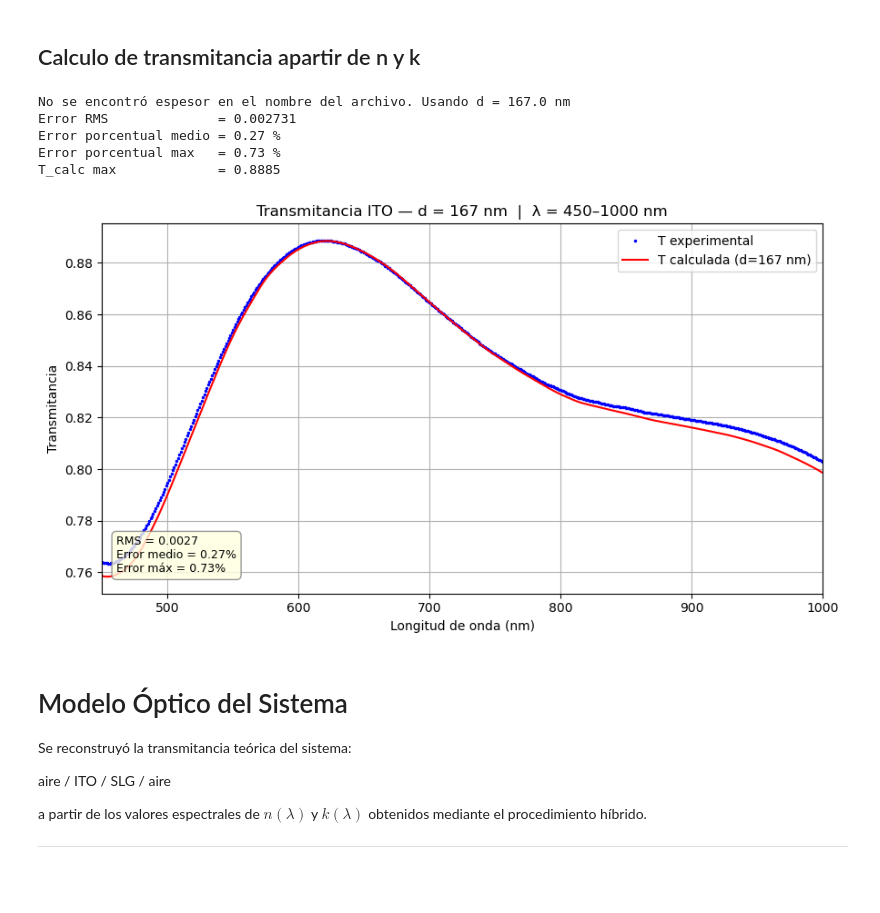
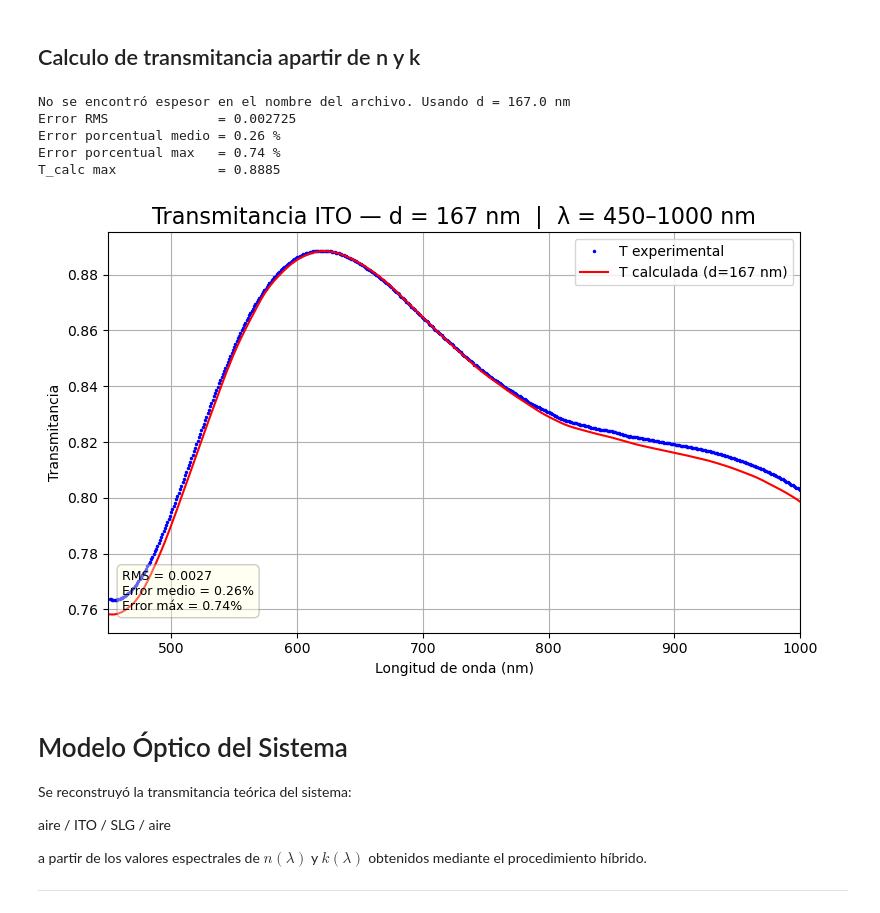
Before and after one commit to Gabo1812/Lab_Avanzado, a Jupyter notebook: Puma_Tutorial.ipynb, the cells around one changed output. Cells and saved outputs as stored; diff of their text form; code cells hidden in the pictures; blank space fills up the shorter version.

```diff
--- a/Puma_Tutorial.ipynb
+++ b/Puma_Tutorial.ipynb
@@ -867,40 +889,40 @@ T_calc = T_model(lam_exp, d_nm)
 RMS  = np.sqrt(np.mean((T_calc - T_exp)**2))
 MAPE = np.mean(np.abs((T_calc - T_exp) / T_exp)) * 100   # error porcentual promedio
 MAXE = np.max(np.abs((T_calc - T_exp) / T_exp)) * 100    # error porcentual máximo
 
 print(f"Error RMS              = {RMS:.6f}")
 print(f"Error porcentual medio = {MAPE:.2f} %")
 print(f"Error porcentual max   = {MAXE:.2f} %")
 print(f"T_calc max             = {np.max(T_calc):.4f}")
 
 # ==========================================================
 # 7. GRÁFICA
 # ==========================================================
-plt.figure(figsize=(9, 5))
+plt.figure(figsize=(8, 5))
 plt.title(f"Transmitancia ITO — d = {d_nm:.0f} nm  |  λ = {LAMBDA_MIN:.0f}–{LAMBDA_MAX:.0f} nm",
-          fontsize=12)
+          fontsize=16)
 plt.plot(lam_exp, T_exp,   'b.', markersize=3,   label="T experimental")
 plt.plot(lam_exp, T_calc,  'r-', linewidth=1.5,  label=f"T calculada (d={d_nm:.0f} nm)")
 plt.xlabel("Longitud de onda (nm)")
 plt.ylabel("Transmitancia")
 plt.xlim(LAMBDA_MIN, LAMBDA_MAX)
 plt.legend()
 plt.annotate(
     f"RMS = {RMS:.4f}\nError medio = {MAPE:.2f}%\nError máx = {MAXE:.2f}%",
     xy=(0.02, 0.05), xycoords='axes fraction',
     fontsize=9, verticalalignment='bottom',
-    bbox=dict(boxstyle='round,pad=0.4', facecolor='lightyellow', edgecolor='gray', alpha=0.8)
+    bbox=dict(boxstyle='round,pad=0.4', facecolor='lightyellow', edgecolor='gray', alpha=0.4)
 )
 plt.grid(True)
 plt.tight_layout()
 plt.show()
 # %% [output]
 No se encontró espesor en el nombre del archivo. Usando d = 167.0 nm
-Error RMS              = 0.002731
-Error porcentual medio = 0.27 %
-Error porcentual max   = 0.73 %
+Error RMS              = 0.002725
+Error porcentual medio = 0.26 %
+Error porcentual max   = 0.74 %
 T_calc max             = 0.8885
-[figure, old version]
+[figure, new version]
 # %% [markdown]
 # Modelo Óptico del Sistema
 
```
Also changed, not shown: parts of 4 cells of this notebook, 34 other files.
